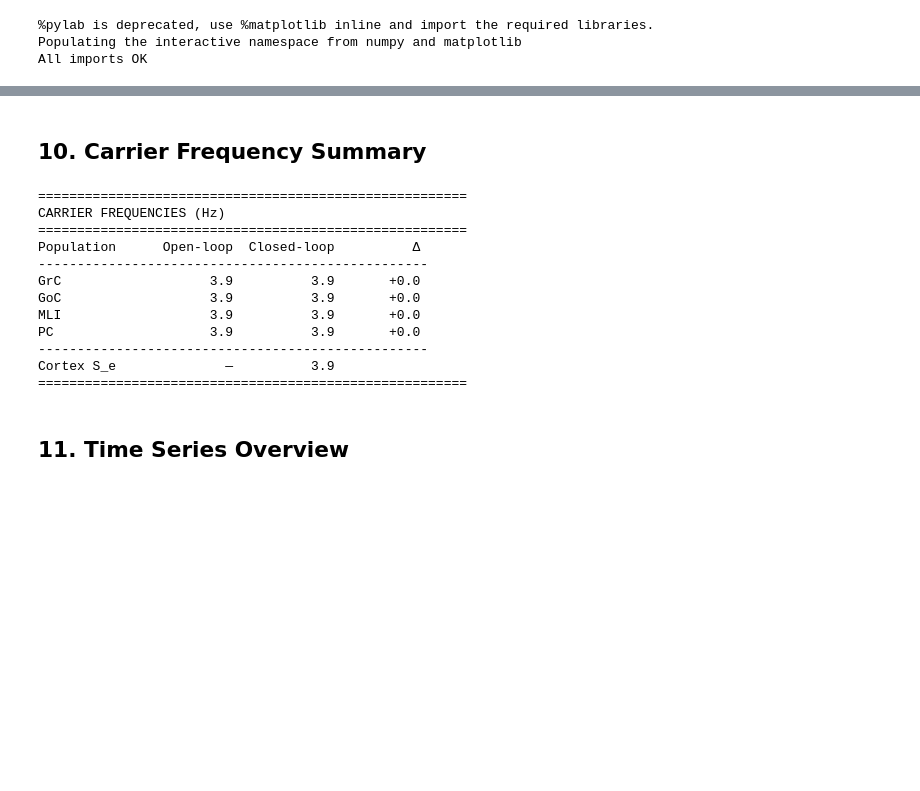
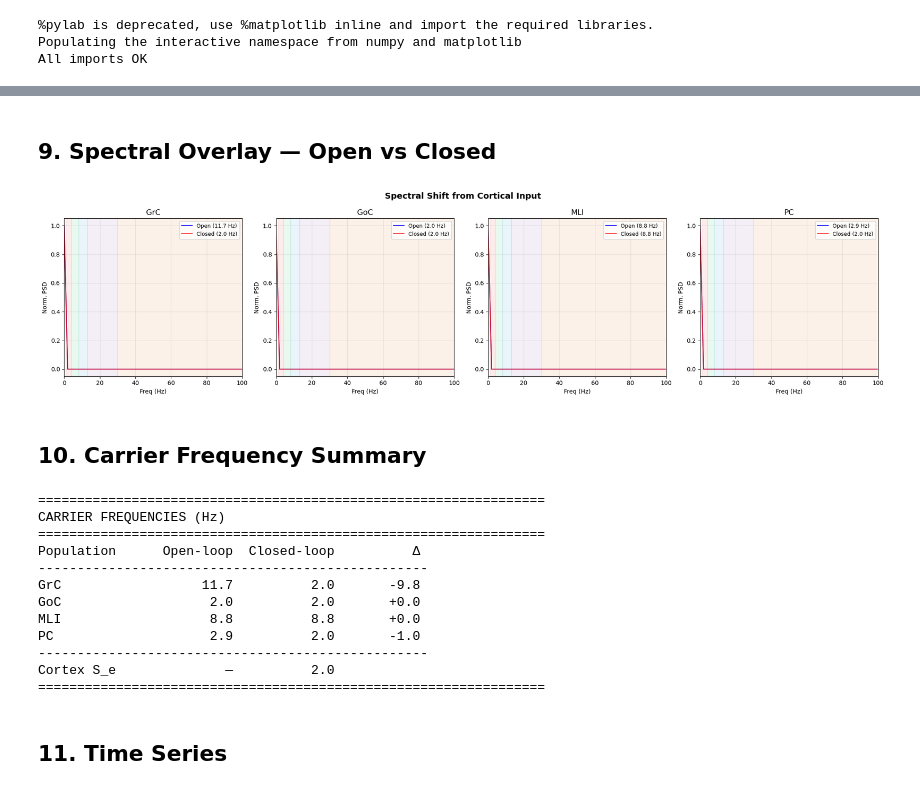
Before and after one commit to the-virtual-brain/tvb-root, a Jupyter notebook: tvb_documentation/demos/ww-crbl/ww_crbl_hybrid_demo.ipynb, the cells around one changed output, grey strips where cells are left out. Cells and saved outputs as stored; diff of their text form; code cells hidden in the pictures; blank space fills up the shorter version.

```diff
--- a/tvb_documentation/demos/ww-crbl/ww_crbl_hybrid_demo.ipynb
+++ b/tvb_documentation/demos/ww-crbl/ww_crbl_hybrid_demo.ipynb
@@ -468,33 +381,57 @@ Overlay plot saved
+# %% [markdown]
+## 9. Spectral Overlay — Open vs Closed
+# %%
+fig, axes = plt.subplots(1, 4, figsize=(20, 5))
+for ci, pop in enumerate(pops):
+    ax = axes[ci]
+    f_o, p_o = psd_open[pop]
+    f_c, p_c = psd_closed[pop]
+    p_on = p_o / p_o.max() if p_o.max() > 0 else p_o
+    p_cn = p_c / p_c.max() if p_c.max() > 0 else p_c
+    mo = f_o <= 100; mc = f_c <= 100
+    ax.plot(f_o[mo], p_on[mo], 'b-', lw=1.5, alpha=0.8,
+            label=f'Open ({carrier_open[pop]:.1f} Hz)')
+    ax.plot(f_c[mc], p_cn[mc], 'r-', lw=1.5, alpha=0.8,
+            label=f'Closed ({carrier_closed[pop]:.1f} Hz)')
+    for bn, (blo, bhi) in bands.items():
+        ax.axvspan(blo, bhi, color=band_colors[bn], alpha=0.1)
+    ax.set_title(pop, fontsize=13); ax.set_xlabel('Freq (Hz)'); ax.set_ylabel('Norm. PSD')
+    ax.legend(fontsize=9); ax.set_xlim(0, 100); ax.grid(True, alpha=0.3)
+
+fig.suptitle('Spectral Shift from Cortical Input', fontsize=14, fontweight='bold')
+plt.tight_layout()
+plt.savefig('ww_crbl_psd_overlay.png', dpi=150, bbox_inches='tight')
+plt.show()
+# %% [output]
+[figure, added]
 # %% [markdown]
 ## 10. Carrier Frequency Summary
 # %%
-print("=" * 55)
+print("=" * 65)
 print("CARRIER FREQUENCIES (Hz)")
-print("=" * 55)
+print("=" * 65)
 print(f"{'Population':<12} {'Open-loop':>12} {'Closed-loop':>12} {'Δ':>10}")
 print("-" * 50)
 for pop in pops:
-    o = carrier_open[pop]
-    c = carrier_closed[pop]
-    delta = c - o
-    print(f"{pop:<12} {o:>12.1f} {c:>12.1f} {delta:>+10.1f}")
+    o = carrier_open[pop]; c = carrier_closed[pop]
+    print(f"{pop:<12} {o:>12.1f} {c:>12.1f} {c-o:>+10.1f}")
 print("-" * 50)
 print(f"{'Cortex S_e':<12} {'—':>12} {carrier_se:>12.1f}")
-print("=" * 55)
+print("=" * 65)
 # %% [output]
-=======================================================
+=================================================================
 CARRIER FREQUENCIES (Hz)
-=======================================================
+=================================================================
 Population      Open-loop  Closed-loop          Δ
 --------------------------------------------------
-GrC                   3.9          3.9       +0.0
-GoC                   3.9          3.9       +0.0
-MLI                   3.9          3.9       +0.0
-PC                    3.9          3.9       +0.0
+GrC                  11.7          2.0       -9.8
+GoC                   2.0          2.0       +0.0
+MLI                   8.8          8.8       +0.0
+PC                    2.9          2.0       -1.0
 --------------------------------------------------
-Cortex S_e              —          3.9
-=======================================================
+Cortex S_e              —          2.0
+=================================================================
 # %% [markdown]
-## 11. Time Series Overview
+## 11. Time Series
 # %%
 fig, axes = plt.subplots(2, 4, figsize=(20, 8))
```
Also changed, not shown: parts of 41 cells of this notebook, 1 other file.
